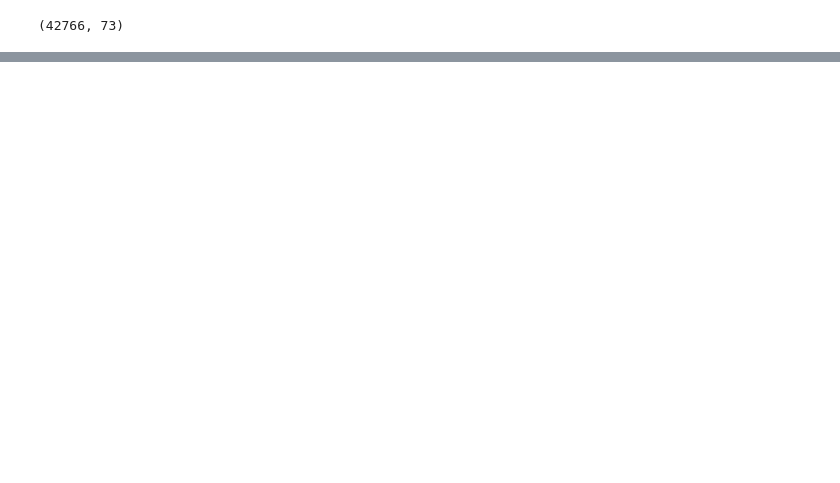
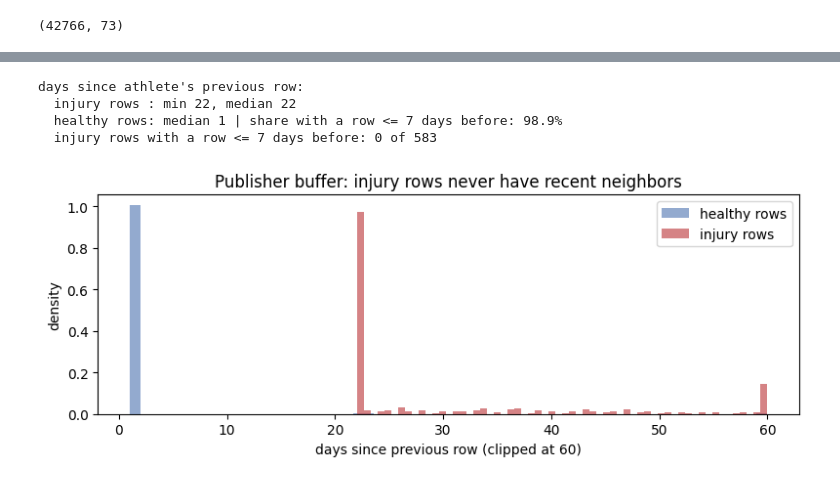
Before and after one commit to auswallace/runner-injury-risk, a Jupyter notebook: notebooks/02_features.ipynb, the cells around one changed output, grey strips where cells are left out. Drawn from its saved outputs; the diff is of its cells as text; code cells hidden in the pictures; blank space fills up the shorter version.

```diff
--- a/notebooks/02_features.ipynb
+++ b/notebooks/02_features.ipynb
@@ -332,0 +76,25 @@ same-day variant kept for benchmark comparison against the paper.
+# %%
+d = day.sort_values(['Athlete ID', 'Date'])
+d['prev_row_gap'] = d.groupby('Athlete ID').Date.diff()
+pos, neg = d[d.injury == 1], d[d.injury == 0]
+print('days since athlete\'s previous row:')
+print('  injury rows : min %d, median %.0f' % (pos.prev_row_gap.min(), pos.prev_row_gap.median()))
+print('  healthy rows: median %.0f | share with a row <= 7 days before: %.1f%%'
+      % (neg.prev_row_gap.median(), 100 * (neg.prev_row_gap <= 7).mean()))
+print('  injury rows with a row <= 7 days before:', int((pos.prev_row_gap <= 7).sum()),
+      'of', len(pos))
+
+fig, ax = plt.subplots(figsize=(8, 3.2))
+ax.hist(np.clip(neg.prev_row_gap.dropna(), 0, 60), bins=60, alpha=.6,
+        label='healthy rows', color='#4C72B0', density=True)
+ax.hist(np.clip(pos.prev_row_gap.dropna(), 0, 60), bins=60, alpha=.7,
+        label='injury rows', color='#C44E52', density=True)
+ax.set_xlabel('days since previous row (clipped at 60)'); ax.set_ylabel('density')
+ax.legend(); ax.set_title('Publisher buffer: injury rows never have recent neighbors')
+plt.tight_layout()
+# %% [output]
+days since athlete's previous row:
+  injury rows : min 22, median 22
+  healthy rows: median 1 | share with a row <= 7 days before: 98.9%
+  injury rows with a row <= 7 days before: 0 of 583
+[figure, added]
```
Also changed, not shown: parts of 24 cells of this notebook, 3 other files.
